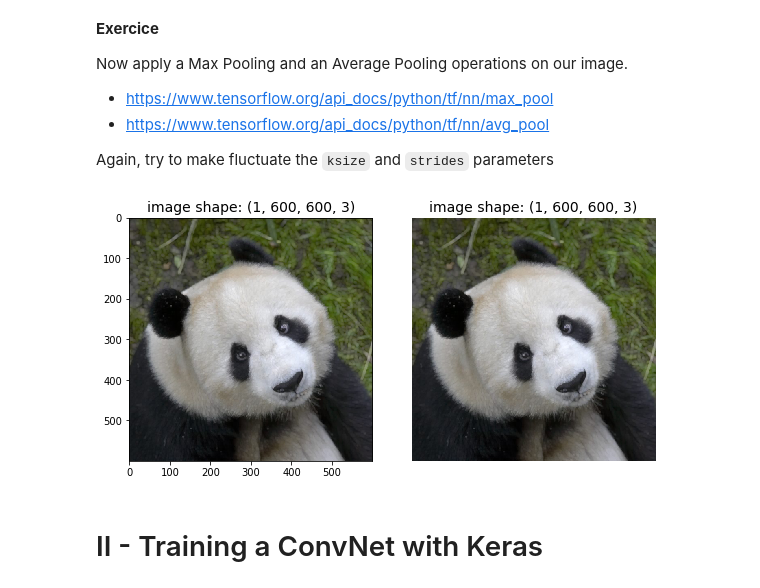
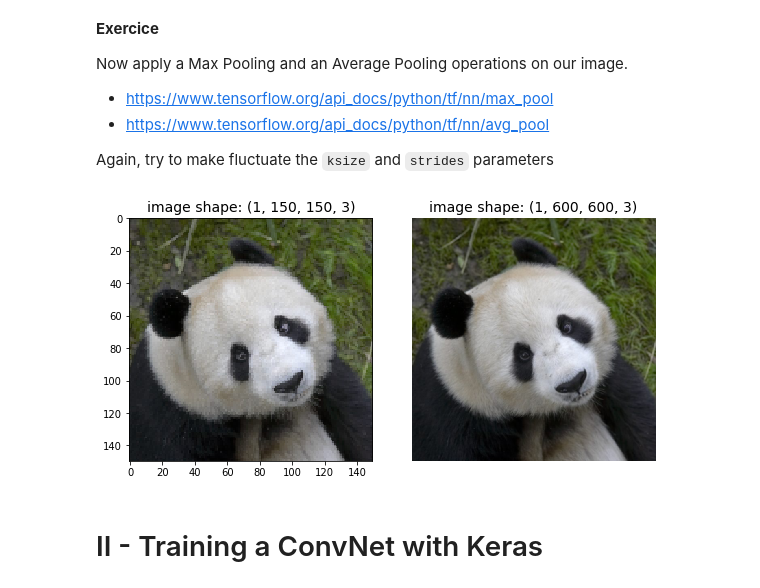
Before and after one commit to Alaureau/AI_from_scratch, a Jupyter notebook: DL/CNN/CNN.ipynb, the cells around one changed output. Saved outputs shown, nothing was run; the diff lists cells and outputs as text; code cells hidden in the pictures.

```diff
--- a/DL/CNN/CNN.ipynb
+++ b/DL/CNN/CNN.ipynb
@@ -203,14 +203,14 @@ Again, try to make fluctuate the `ksize` and `strides` parameters
 # %%
 image_batch_expanded = np.expand_dims(sample_image, axis=0)
 
 # TODO:
-output_max_pool = tf.nn.max_pool(image_batch_expanded,(1, 3, 3, 1),(1,1,1,1),'SAME')
-output_avg_pool = tf.nn.max_pool(image_batch_expanded,(1, 3, 3, 1),(1,1,1,1),'SAME')
+output_max_pool = tf.nn.max_pool(image_batch_expanded,(1, 3, 3, 1),(1,4,4,1),'SAME')
+output_avg_pool = tf.nn.avg_pool(image_batch_expanded,(1, 3, 3, 1),(1,1,1,1),'SAME')
 
 if output_max_pool is not None and output_avg_pool is not None:
     show_multiple([output_max_pool.numpy(), output_avg_pool.numpy()], figsize=(8, 6))
 # %% [output]
-[figure, old version]
+[figure, new version]
 # %% [markdown]
 # II - Training a ConvNet with Keras
 # %% [markdown]
```
Also changed, not shown: parts of 12 cells of this notebook.
